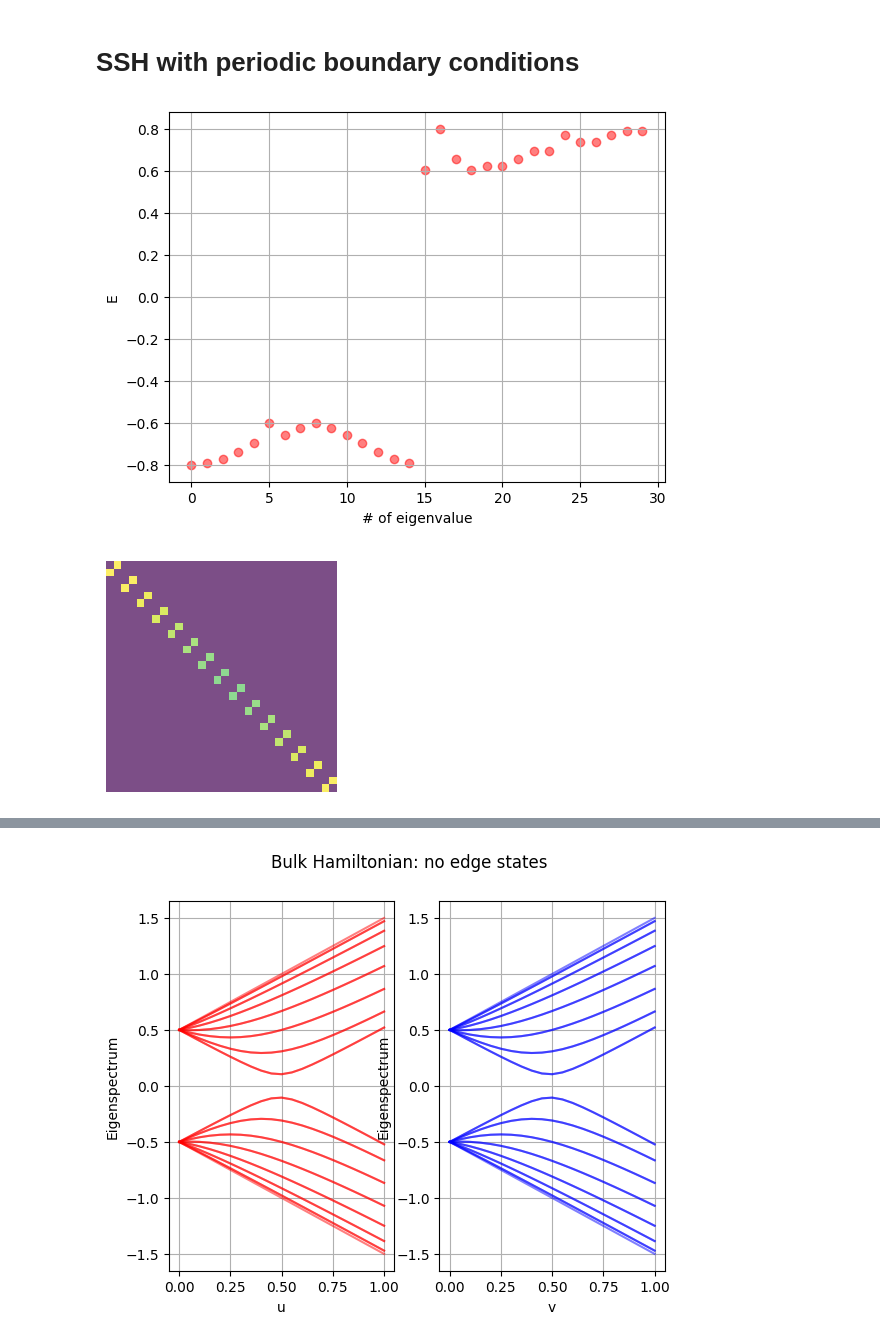
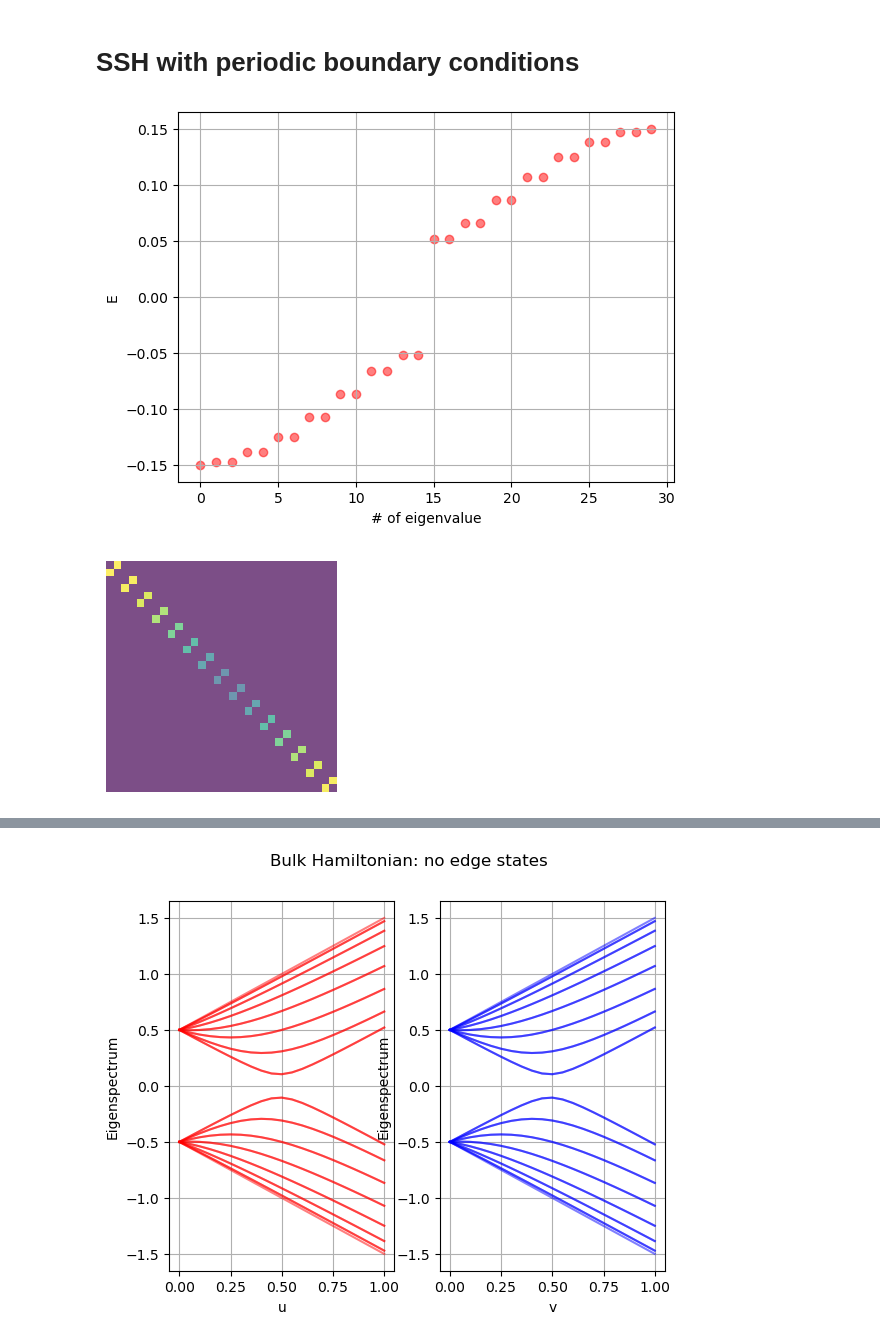
Before and after one commit to JedrekSt/NonHermitianQW, a Jupyter notebook: demo_/SSH_demo.ipynb, the cells around one changed output, grey strips where cells are left out. Drawn from its saved outputs; the diff is of its cells as text; code cells hidden in the pictures.

```diff
--- a/demo_/SSH_demo.ipynb
+++ b/demo_/SSH_demo.ipynb
@@ -11,18 +11,18 @@ from SSH import *
 <h1>SSH with periodic boundary conditions</h1>
 # %%
 ssh = BulkSSH(15,{
-    "u" : 0.7,
+    "u" : 0.05,
     "v" : 0.1
 })
 
-E = ssh.get_eigen()
+E = np.sort(ssh.get_eigen())
 plt.scatter(range(len(E)),E,color = "red",alpha = 0.5)
 plt.xlabel("# of eigenvalue")
 plt.ylabel("E")
 plt.grid(True)
 plt.show()
 # %% [output]
-[figure, old version]
+[figure, new version]
 # %%
 Hk = ssh.get_momentum()
 
@@ -32,7 +32,7 @@ ax.imshow(np.abs(Hk),alpha = 0.7)
 ax.axis('off')
 plt.show()
 # %% [output]
-[figure, old version]
+[figure, new version]
 # %%
 def plot_Energy(ax,x_,E,u,v):
     ax.grid(True)
```
Also changed, not shown: parts of 7 cells of this notebook, 1 other file.
